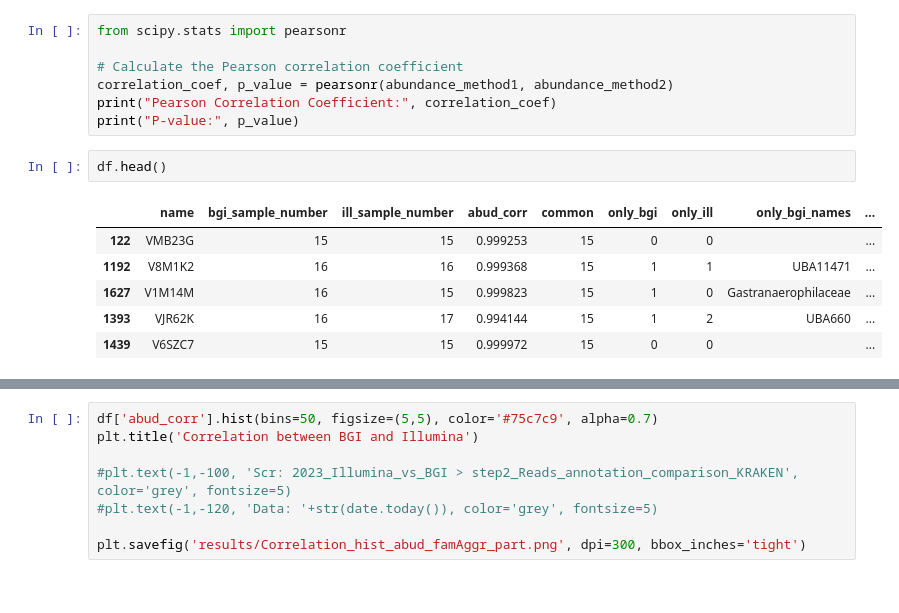
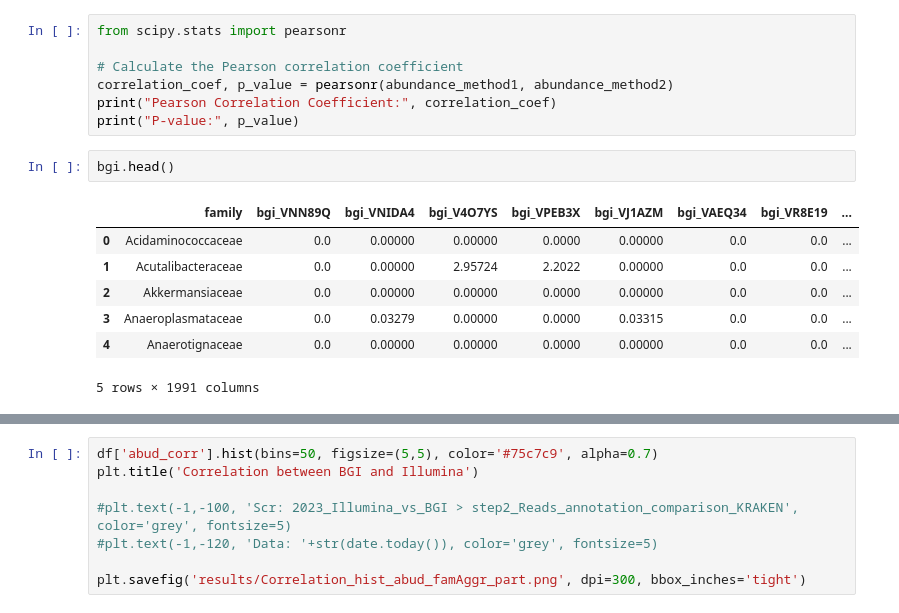
Before and after one commit to Chartiza/2024_Illumina_vs_BGI, a Jupyter notebook: step2_Reads_annotation_comparison_KRAKEN/Family_aggregation_analysis.ipynb, the cells around one changed output, grey strips where cells are left out. Saved outputs shown, nothing was run; the diff lists cells and outputs as text.

```diff
--- a/step2_Reads_annotation_comparison_KRAKEN/Family_aggregation_analysis.ipynb
+++ b/step2_Reads_annotation_comparison_KRAKEN/Family_aggregation_analysis.ipynb
@@ -145,11 +145,12 @@ correlation_coef, p_value = pearsonr(abundance_method1, abundance_method2)
 print("Pearson Correlation Coefficient:", correlation_coef)
 print("P-value:", p_value)
 # %%
-df.head()
+bgi.head()
 # %% [output]
-|  | name | bgi_sample_number | ill_sample_number | abud_corr | common | only_bgi | only_ill | only_bgi_names | ... |
-| 122 | VMB23G | 15 | 15 | 0.999253 | 15 | 0 | 0 |  | ... |
-| 1192 | V8M1K2 | 16 | 16 | 0.999368 | 15 | 1 | 1 | UBA11471 | ... |
-| 1627 | V1M14M | 16 | 15 | 0.999823 | 15 | 1 | 0 | Gastranaerophilaceae | ... |
-| 1393 | VJR62K | 16 | 17 | 0.994144 | 15 | 1 | 2 | UBA660 | ... |
-| 1439 | V6SZC7 | 15 | 15 | 0.999972 | 15 | 0 | 0 |  | ... |
+|  | family | bgi_VNN89Q | bgi_VNIDA4 | bgi_V4O7YS | bgi_VPEB3X | bgi_VJ1AZM | bgi_VAEQ34 | bgi_VR8E19 | ... |
+| 0 | Acidaminococcaceae | 0.0 | 0.00000 | 0.00000 | 0.0000 | 0.00000 | 0.0 | 0.0 | ... |
+| 1 | Acutalibacteraceae | 0.0 | 0.00000 | 2.95724 | 2.2022 | 0.00000 | 0.0 | 0.0 | ... |
+| 2 | Akkermansiaceae | 0.0 | 0.00000 | 0.00000 | 0.0000 | 0.00000 | 0.0 | 0.0 | ... |
+| 3 | Anaeroplasmataceae | 0.0 | 0.03279 | 0.00000 | 0.0000 | 0.03315 | 0.0 | 0.0 | ... |
+| 4 | Anaerotignaceae | 0.0 | 0.00000 | 0.00000 | 0.0000 | 0.00000 | 0.0 | 0.0 | ... |
+5 rows × 1991 columns
```
Also changed, not shown: parts of 15 cells of this notebook, 6 other files.
